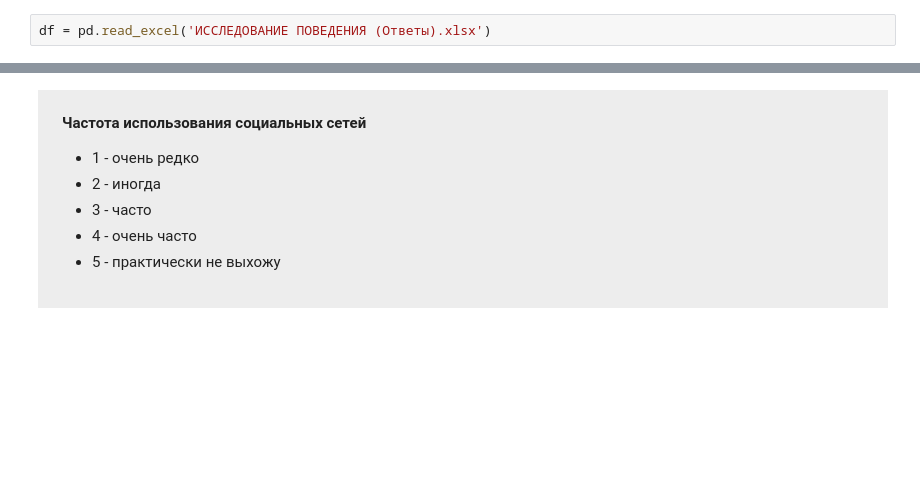
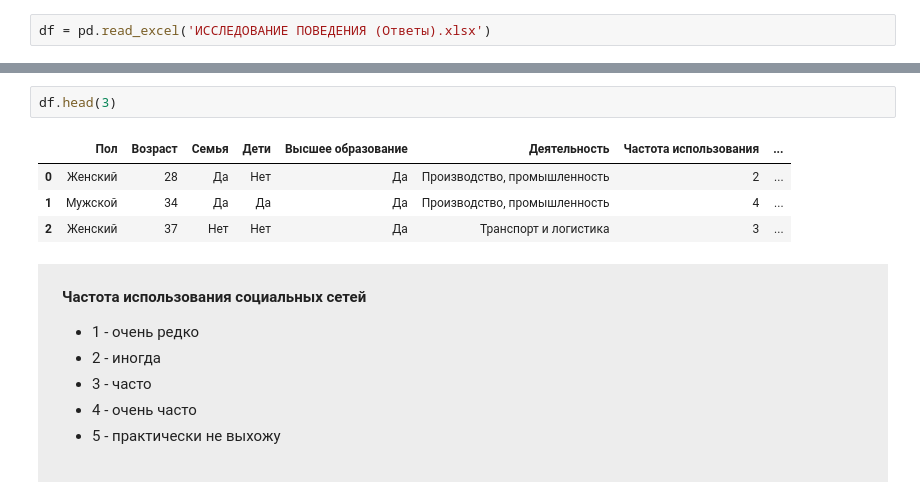
Before and after one commit to anfisso666/projects, a Jupyter notebook: Практика.ipynb, the cells around one changed output, grey strips where cells are left out. Saved outputs shown, nothing was run; the diff lists cells and outputs as text; blank space fills up the shorter version.

```diff
--- a/Практика.ipynb
+++ b/Практика.ipynb
@@ -18,3 +25,10 @@ df[:1]
+# %%
+df.head(3)
+# %% [output]
+|  | Пол | Возраст | Семья | Дети | Высшее образование | Деятельность | Частота использования | ... |
+| 0 | Женский | 28 | Да | Нет | Да | Производство, промышленность | 2 | ... |
+| 1 | Мужской | 34 | Да | Да | Да | Производство, промышленность | 4 | ... |
+| 2 | Женский | 37 | Нет | Нет | Да | Транспорт и логистика | 3 | ... |
 # %% [markdown]
 <div style=' background: #EDEDED; padding: 22px 24px;'>
     <p style=''><b>Частота использования социальных сетей</b></p>
```
Also changed, not shown: parts of 8 cells of this notebook.
